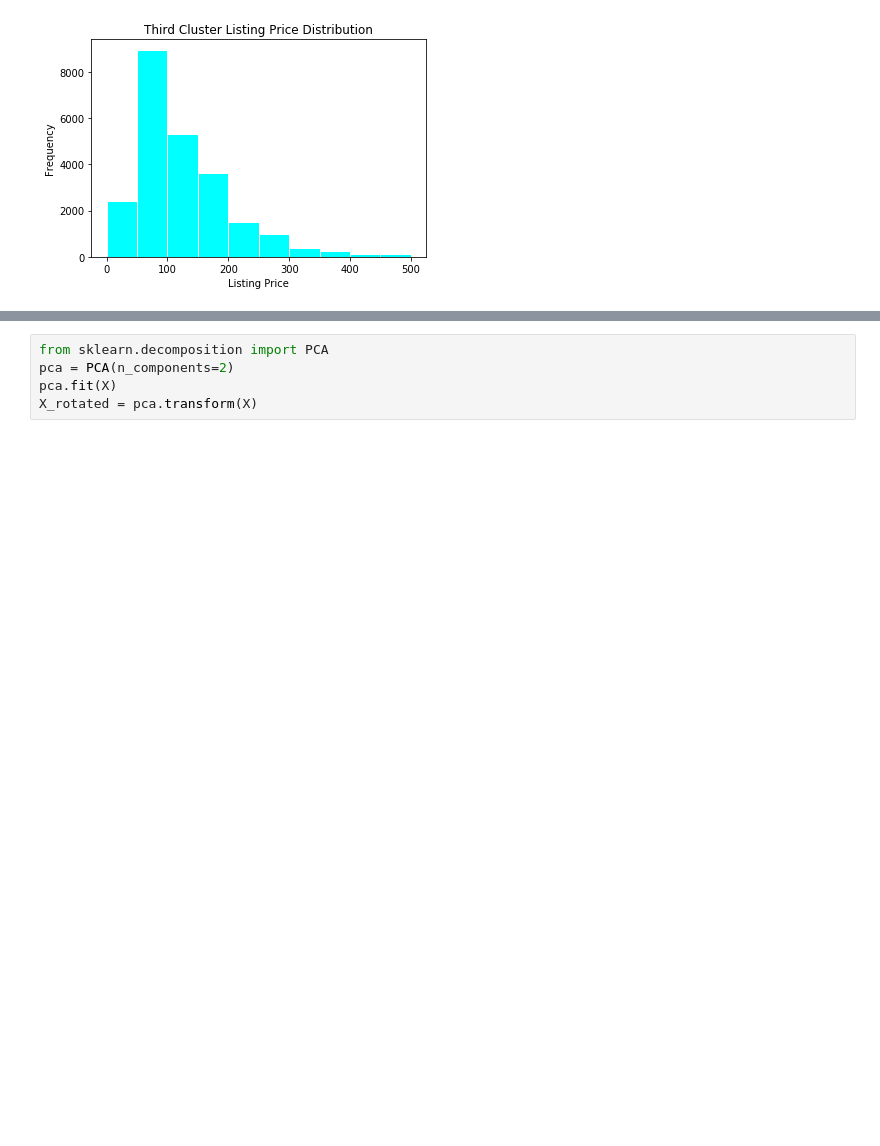
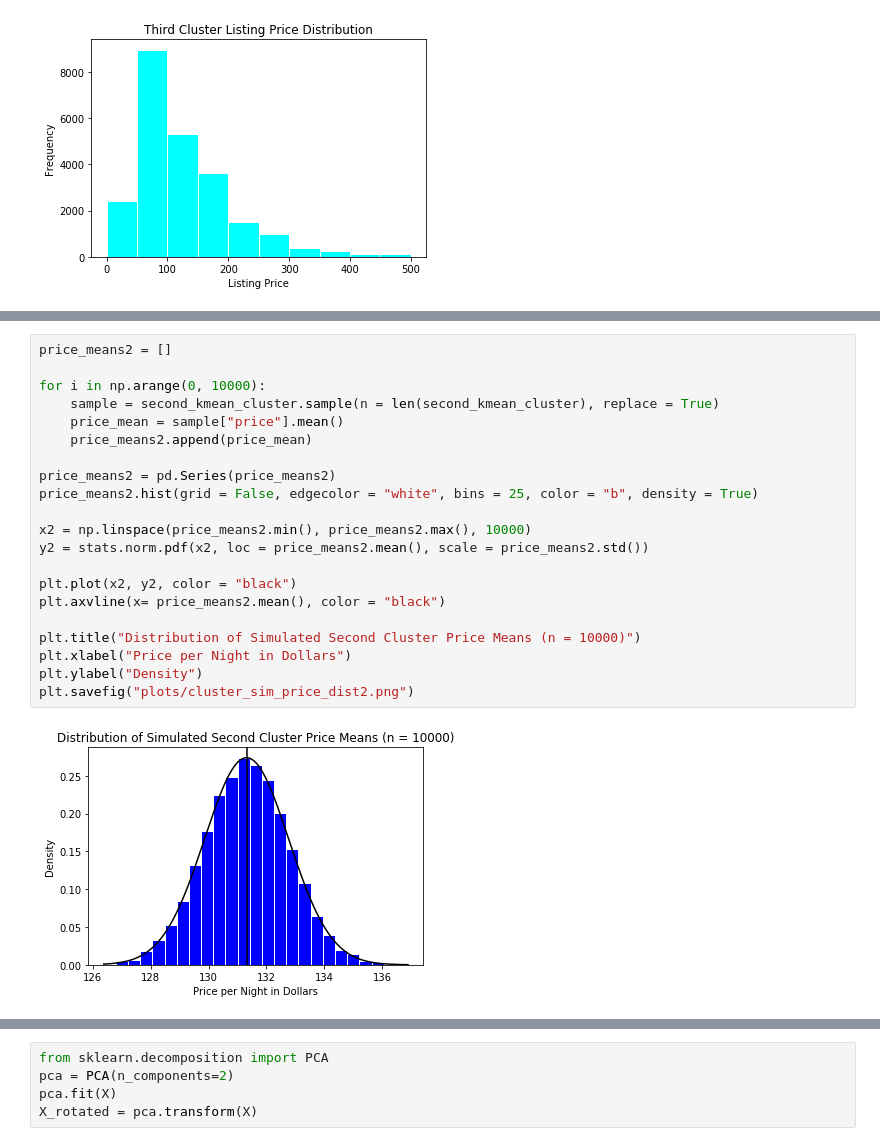
Before and after one commit to esm2000/ds_coursework_python, a Jupyter notebook: mat_328/project/k_means_clustering.ipynb, the cells around one changed output, grey strips where cells are left out. Saved outputs shown, nothing was run; the diff lists cells and outputs as text; blank space fills up the shorter version.

```diff
--- a/mat_328/project/k_means_clustering.ipynb
+++ b/mat_328/project/k_means_clustering.ipynb
@@ -185,0 +215,23 @@ plt.savefig("plots/third_cluster_price_dist.png")
+# %%
+price_means2 = []
+
+for i in np.arange(0, 10000):
+    sample = second_kmean_cluster.sample(n = len(second_kmean_cluster), replace = True)
+    price_mean = sample["price"].mean()
+    price_means2.append(price_mean)
+
+price_means2 = pd.Series(price_means2)
+price_means2.hist(grid = False, edgecolor = "white", bins = 25, color = "b", density = True)
+
+x2 = np.linspace(price_means2.min(), price_means2.max(), 10000)
+y2 = stats.norm.pdf(x2, loc = price_means2.mean(), scale = price_means2.std())
+
+plt.plot(x2, y2, color = "black")
+plt.axvline(x= price_means2.mean(), color = "black")
+
+plt.title("Distribution of Simulated Second Cluster Price Means (n = 10000)")
+plt.xlabel("Price per Night in Dollars")
+plt.ylabel("Density")
+plt.savefig("plots/cluster_sim_price_dist2.png")
+# %% [output]
+[figure, added]
```
Also changed, not shown: parts of 16 cells of this notebook, 5 other files.
